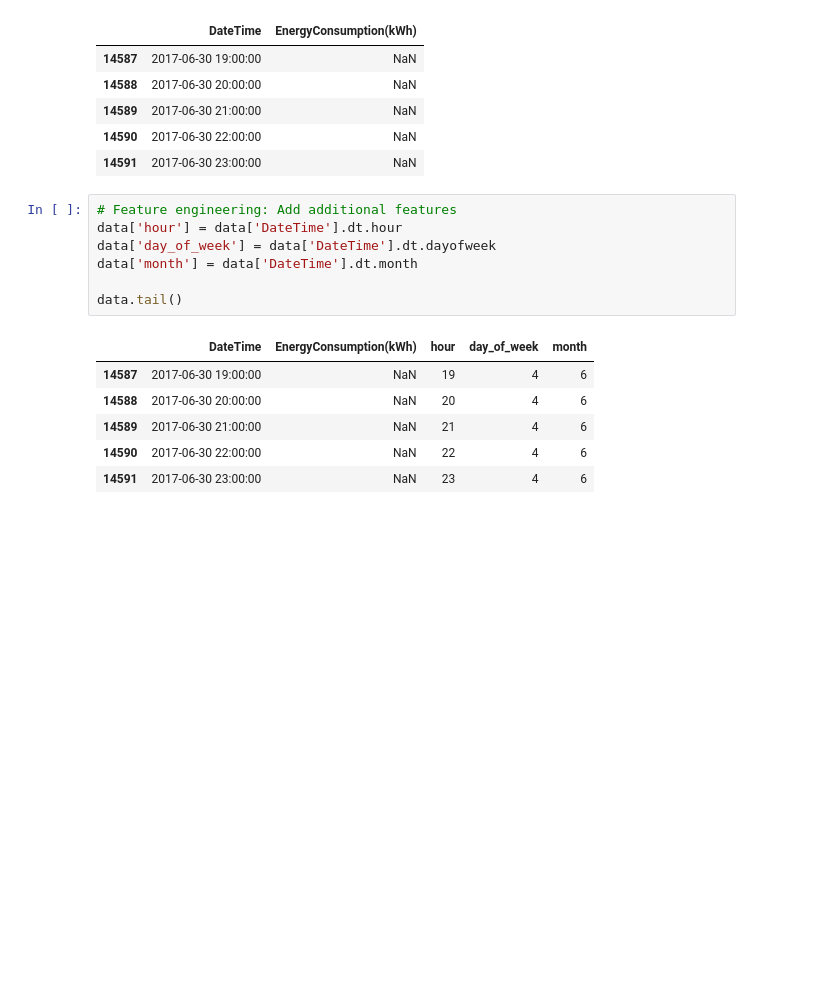
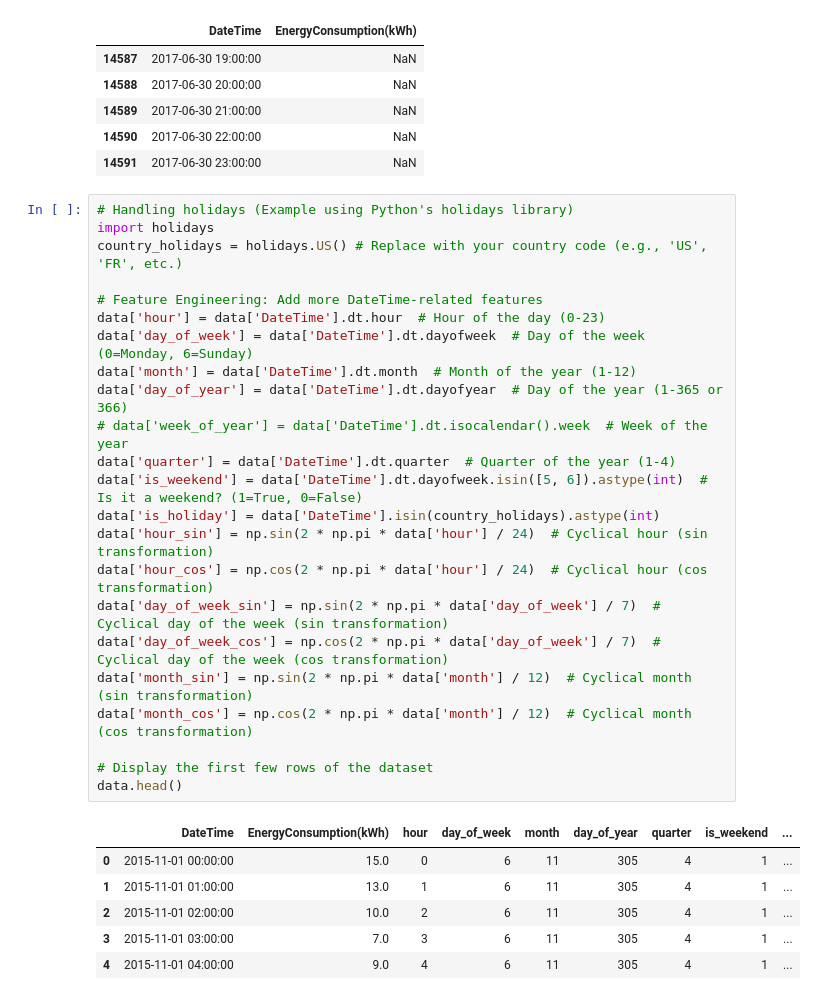
Before and after one commit to Adel2411/energy-consumption-prediction, a Jupyter notebook: prophet_model.ipynb, the cells around one changed output. Saved outputs shown, nothing was run; the diff lists cells and outputs as text; blank space fills up the shorter version.

```diff
--- a/prophet_model.ipynb
+++ b/prophet_model.ipynb
@@ -37,17 +35,33 @@ data.tail()
 | 14589 | 2017-06-30 21:00:00 | NaN |
 | 14590 | 2017-06-30 22:00:00 | NaN |
 | 14591 | 2017-06-30 23:00:00 | NaN |
-# %%
-# Feature engineering: Add additional features
-data['hour'] = data['DateTime'].dt.hour
-data['day_of_week'] = data['DateTime'].dt.dayofweek
-data['month'] = data['DateTime'].dt.month
-
-data.tail()
-# %% [output]
-|  | DateTime | EnergyConsumption(kWh) | hour | day_of_week | month |
-| 14587 | 2017-06-30 19:00:00 | NaN | 19 | 4 | 6 |
-| 14588 | 2017-06-30 20:00:00 | NaN | 20 | 4 | 6 |
-| 14589 | 2017-06-30 21:00:00 | NaN | 21 | 4 | 6 |
-| 14590 | 2017-06-30 22:00:00 | NaN | 22 | 4 | 6 |
-| 14591 | 2017-06-30 23:00:00 | NaN | 23 | 4 | 6 |
+# %%
+# Handling holidays (Example using Python's holidays library)
+import holidays
+country_holidays = holidays.US() # Replace with your country code (e.g., 'US', 'FR', etc.)
+
+# Feature Engineering: Add more DateTime-related features
+data['hour'] = data['DateTime'].dt.hour  # Hour of the day (0-23)
+data['day_of_week'] = data['DateTime'].dt.dayofweek  # Day of the week (0=Monday, 6=Sunday)
+data['month'] = data['DateTime'].dt.month  # Month of the year (1-12)
+data['day_of_year'] = data['DateTime'].dt.dayofyear  # Day of the year (1-365 or 366)
+# data['week_of_year'] = data['DateTime'].dt.isocalendar().week  # Week of the year
+data['quarter'] = data['DateTime'].dt.quarter  # Quarter of the year (1-4)
+data['is_weekend'] = data['DateTime'].dt.dayofweek.isin([5, 6]).astype(int)  # Is it a weekend? (1=True, 0=False)
+data['is_holiday'] = data['DateTime'].isin(country_holidays).astype(int)
+data['hour_sin'] = np.sin(2 * np.pi * data['hour'] / 24)  # Cyclical hour (sin transformation)
+data['hour_cos'] = np.cos(2 * np.pi * data['hour'] / 24)  # Cyclical hour (cos transformation)
+data['day_of_week_sin'] = np.sin(2 * np.pi * data['day_of_week'] / 7)  # Cyclical day of the week (sin transformation)
+data['day_of_week_cos'] = np.cos(2 * np.pi * data['day_of_week'] / 7)  # Cyclical day of the week (cos transformation)
+data['month_sin'] = np.sin(2 * np.pi * data['month'] / 12)  # Cyclical month (sin transformation)
+data['month_cos'] = np.cos(2 * np.pi * data['month'] / 12)  # Cyclical month (cos transformation)
+
+# Display the first few rows of the dataset
+data.head()
+# %% [output]
+|  | DateTime | EnergyConsumption(kWh) | hour | day_of_week | month | day_of_year | quarter | is_weekend | ... |
+| 0 | 2015-11-01 00:00:00 | 15.0 | 0 | 6 | 11 | 305 | 4 | 1 | ... |
+| 1 | 2015-11-01 01:00:00 | 13.0 | 1 | 6 | 11 | 305 | 4 | 1 | ... |
+| 2 | 2015-11-01 02:00:00 | 10.0 | 2 | 6 | 11 | 305 | 4 | 1 | ... |
+| 3 | 2015-11-01 03:00:00 | 7.0 | 3 | 6 | 11 | 305 | 4 | 1 | ... |
+| 4 | 2015-11-01 04:00:00 | 9.0 | 4 | 6 | 11 | 305 | 4 | 1 | ... |
```
Also changed, not shown: parts of 8 cells of this notebook, 4 other files.
